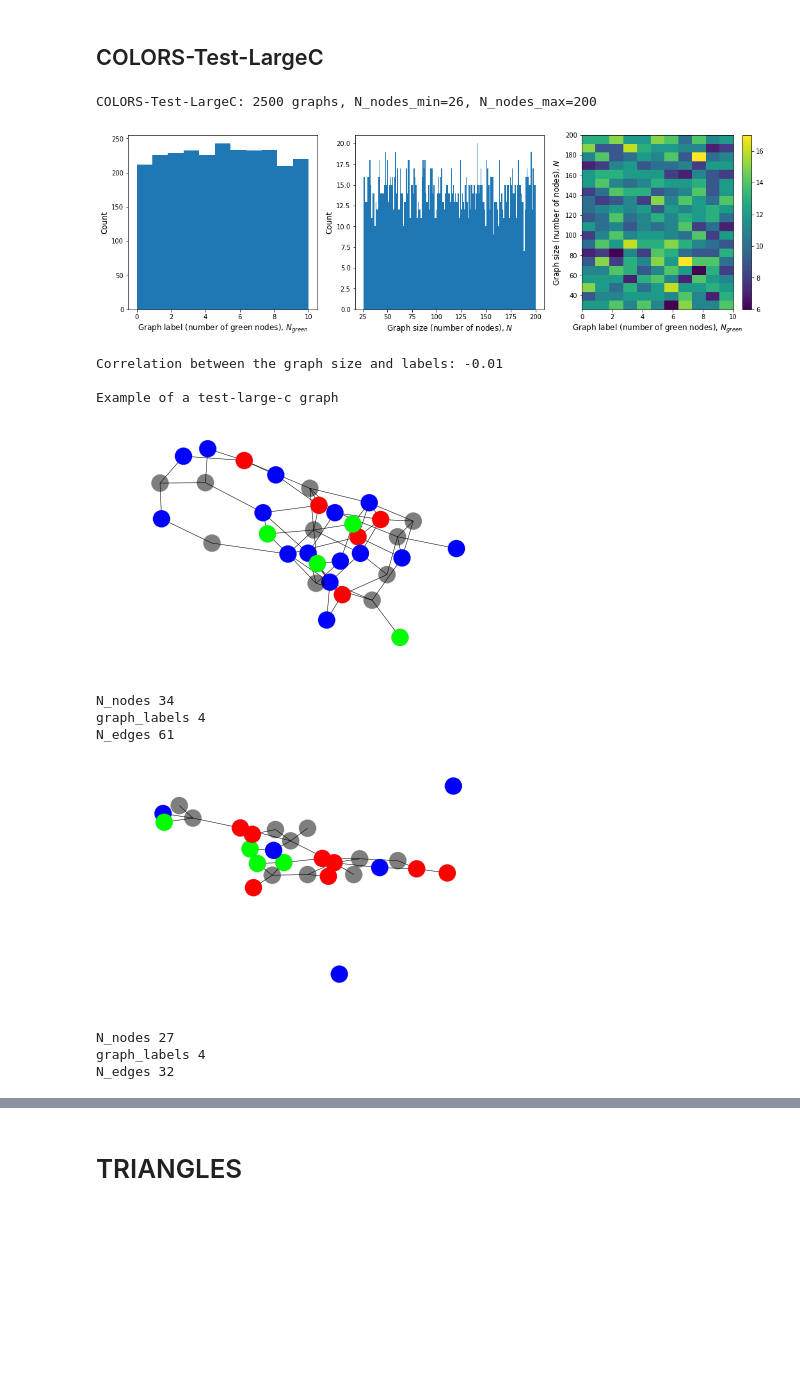
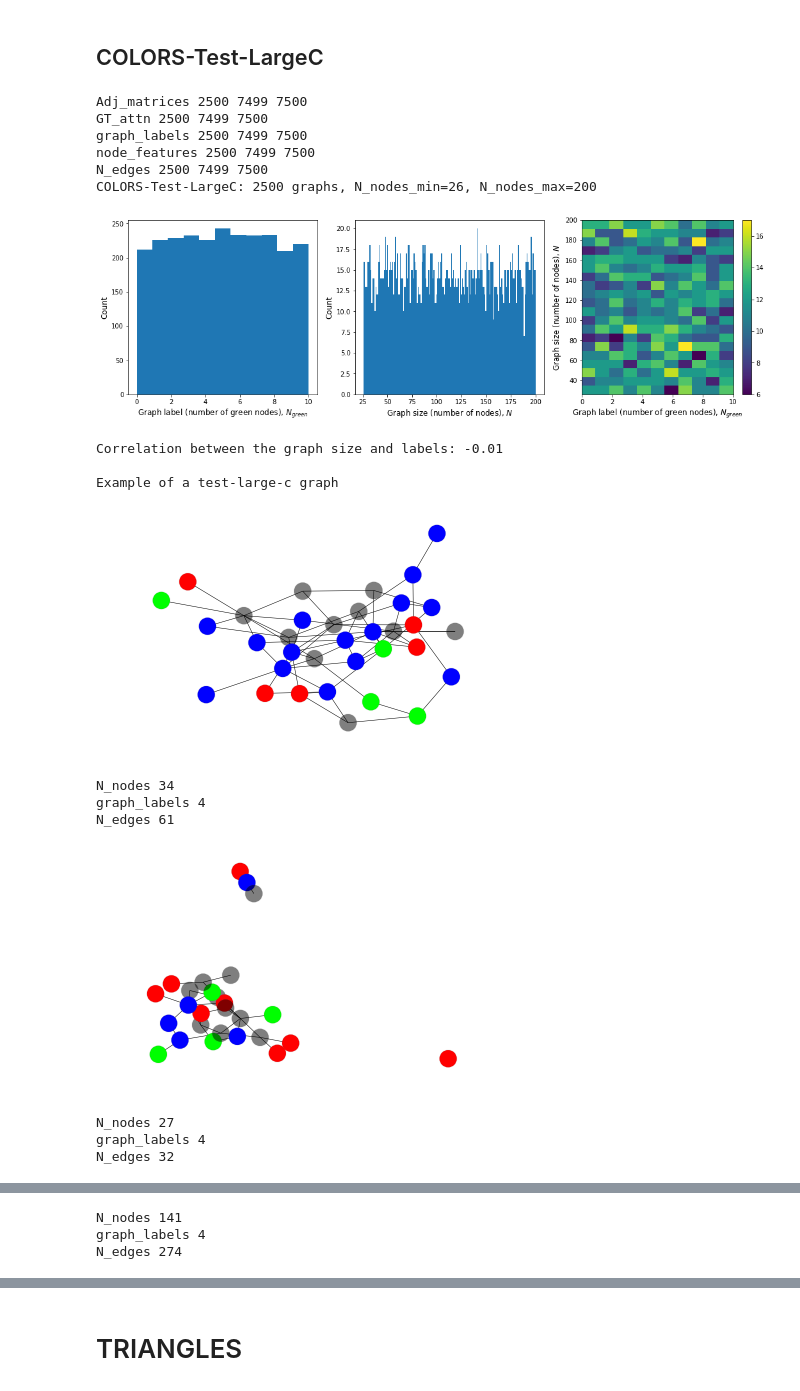
Before and after one commit to bknyaz/graph_attention_pool, a Jupyter notebook: graphs_visualize.ipynb, the cells around one changed output, grey strips where cells are left out. Cells and saved outputs as stored; diff of their text form; code cells hidden in the pictures; blank space fills up the shorter version.

Commit message:
triangles/colors generation fixed, models, train

```diff
--- a/graphs_visualize.ipynb
+++ b/graphs_visualize.ipynb
@@ -191,28 +221,40 @@ N_edges 34
 # %%
 test_data_large_c = copy_data(test_data, np.arange(5000, len(test_data['Adj_matrices'])))
 shapes = np.array([A.shape[0] for A in test_data_large_c['Adj_matrices']])
 print('COLORS-Test-LargeC: {} graphs, N_nodes_min={}, N_nodes_max={}'.format(len(shapes),
                                                                              shapes.min(), shapes.max()))
 plot_hist(test_data_large_c)
 print('\nExample of a test-large-c graph')
 idx = np.where((shapes < 35) & (test_data_large_c['graph_labels'] == 4))[0]
 for i, ind in enumerate(idx[:2]):
     node_features = test_data_large_c['node_features'][ind].astype(np.float32)
     alpha = node_features.copy()[:, 3]
     alpha[alpha == 1] = 0.5
     alpha[alpha == 0] = 1
     draw_graph_colors(test_data_large_c, ind, alpha)
+idx = np.where((shapes > 90) & (test_data_large_c['graph_labels'] == 4))[0]
+for i, ind in enumerate(idx[:2]):
+    node_features = test_data_large_c['node_features'][ind].astype(np.float32)
+    alpha = node_features.copy()[:, 3]
+    alpha[alpha == 1] = 0.5
+    alpha[alpha == 0] = 1
+    draw_graph_colors(test_data_large_c, ind, alpha, layout='shell', node_size=100, edgewidth_=0.2)
 # %% [output]
+Adj_matrices 2500 7499 7500
+GT_attn 2500 7499 7500
+graph_labels 2500 7499 7500
+node_features 2500 7499 7500
+N_edges 2500 7499 7500
 COLORS-Test-LargeC: 2500 graphs, N_nodes_min=26, N_nodes_max=200
 [figure]
 Correlation between the graph size and labels: -0.01
 
 Example of a test-large-c graph
-[figure, old version]
+[figure, new version]
 N_nodes 34
 graph_labels 4
 N_edges 61
-[figure, old version]
+[figure, new version]
 N_nodes 27
 graph_labels 4
 N_edges 32
@@ -218,0 +262,3 @@ N_edges 32
+N_nodes 141
+graph_labels 4
+N_edges 274
```
Also changed, not shown: parts of 9 cells of this notebook, 6 other files.
